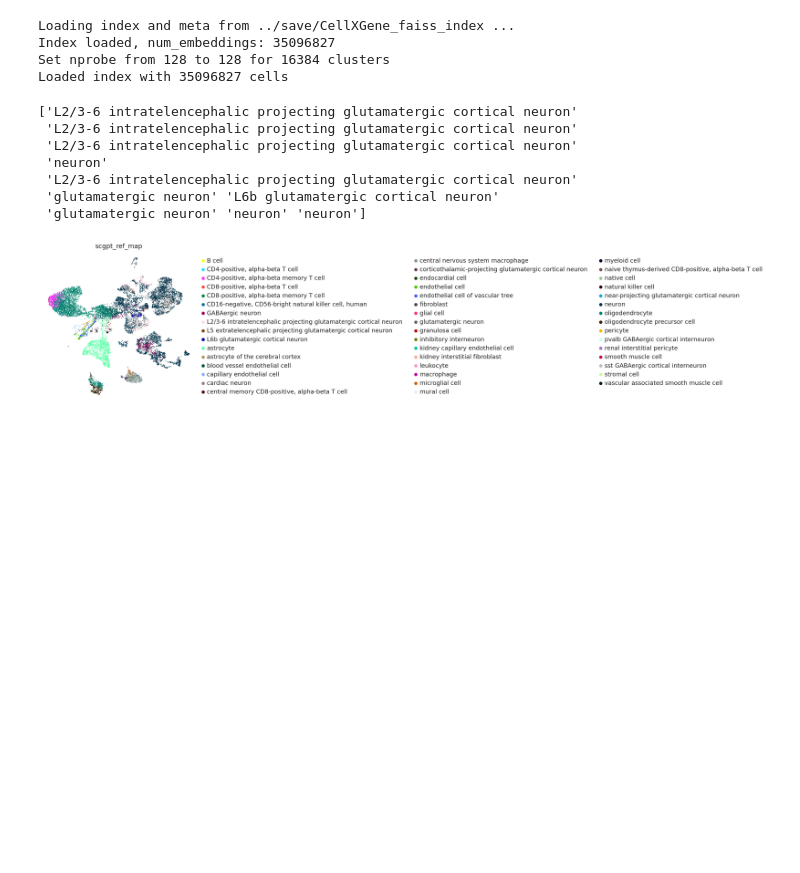
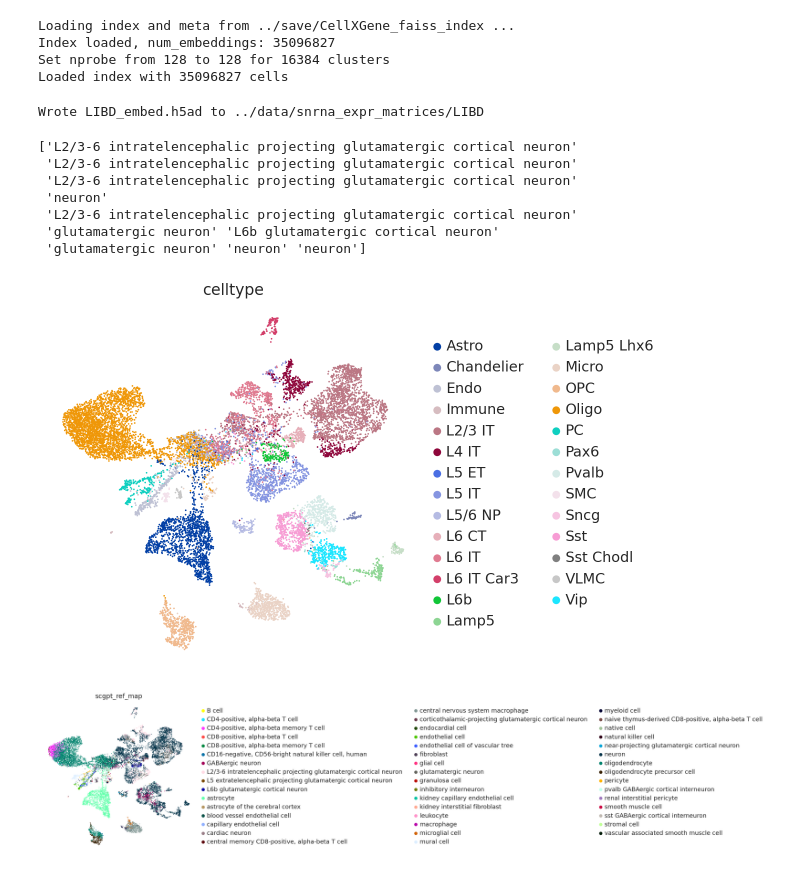
Before and after one commit to AnakinHuang/scgpt_finetune, a Jupyter notebook: tutorials/scgpt_finetune.ipynb, the cells around one changed output. Cells and saved outputs as stored; diff of their text form; code cells hidden in the pictures; blank space fills up the shorter version.

```diff
--- a/tutorials/scgpt_finetune.ipynb
+++ b/tutorials/scgpt_finetune.ipynb
@@ -179,6 +258,11 @@ Loading index and meta from ../save/CellXGene_faiss_index ...
 Index loaded, num_embeddings: 35096827
 Set nprobe from 128 to 128 for 16384 clusters
 Loaded index with 35096827 cells
+# %%
+libd_embed_adata.write_h5ad(os.path.join(output_dir, "LIBD_embed.h5ad"))
+print(f"Wrote LIBD_embed.h5ad to {output_dir}")
+# %% [output]
+Wrote LIBD_embed.h5ad to ../data/snrna_expr_matrices/LIBD
 # %%
 k = 50
 libd_embed = libd_embed_adata.X.astype("float32")
@@ -208 +295,5 @@ libd_embed_adata.obs[["scgpt_ref_map"]].to_csv(
+# %%
+sc.pl.umap(libd_embed_adata, color=cell_type_key, frameon=False, wspace=0.4)
+# %% [output]
+[figure, added]
 # %%
```
Also changed, not shown: parts of 32 cells of this notebook, 2 other files.
